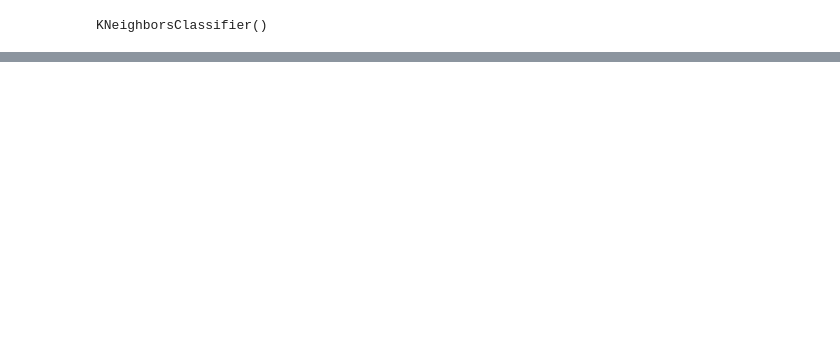
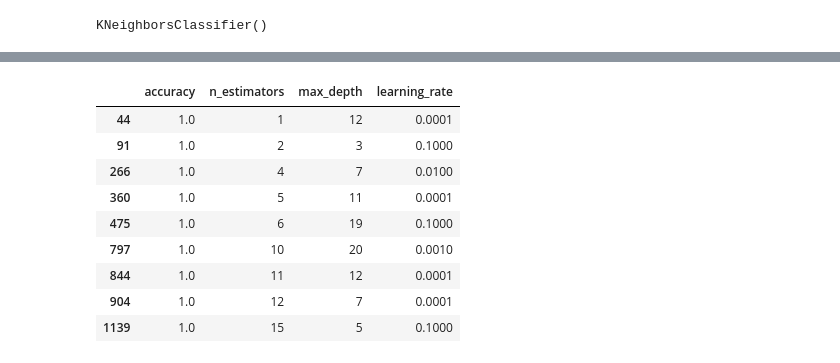
Before and after one commit to myadryshnikova/ML_practice, a Jupyter notebook: SUSU practice/knn/KNN and Decision Trees.ipynb, the cells around one changed output, grey strips where cells are left out. Cells and saved outputs as stored; diff of their text form; code cells hidden in the pictures; blank space fills up the shorter version.

Commit message:
chore(decision trees): add tress classifiers

```diff
--- a/SUSU practice/knn/KNN.ipynb
+++ b/SUSU practice/knn/KNN and Decision Trees.ipynb
@@ -262,0 +343,4 @@ get_accuracy(logistic_regression.predict(X_test), y_test)
+# %%
+tree_classifier = DecisionTreeClassifier(max_depth=20)
+# %%
+tree_classifier.fit(X_train, y_train)
@@ -262,0 +402,6 @@ get_accuracy(logistic_regression.predict(X_test), y_test)
+# %%
+from sklearn.ensemble import RandomForestClassifier
+
+clf = RandomForestClassifier(n_estimators=100, max_depth=1, min_samples_split=2)
+clf.fit(X_train, y_train)
+y_pred = clf.predict(X_test)
@@ -262,0 +455,27 @@ get_accuracy(logistic_regression.predict(X_test), y_test)
+# %%
+accuracy_list = []
+n_estimators_list = [i for i in range(1, 26)]
+max_depth_list = [i for i in range(1, 21)]
+learning_rate_list = [0.0001, 0.001, 0.01, 0.1]
+
+results = {'accuracy': [],
+           'n_estimators': [],
+           'max_depth': [],
+           'learning_rate': []}
+
+for n_estimators in n_estimators_list:
+    for max_depth in max_depth_list:
+        for learning_rate in learning_rate_list:
+            results['n_estimators'].append(n_estimators)
+            results['max_depth'].append(max_depth)
+            results['learning_rate'].append(learning_rate)
+
+            random_forest_clf = RandomForestClassifier(n_estimators=n_estimators,
+                                                       max_depth=max_depth,
+                                                       min_samples_split=learning_rate)
+            random_forest_clf.fit(X_train, y_train)
+            results['accuracy'].append(get_accuracy(random_forest_clf.predict(X_test), y_test))
+
+table_with_results = pd.DataFrame(data=results)
+
+table_with_results
@@ -262,0 +496,13 @@ get_accuracy(logistic_regression.predict(X_test), y_test)
+# %%
+table_with_results[table_with_results['accuracy'] == 1.0]
+# %% [output]
+|  | accuracy | n_estimators | max_depth | learning_rate |
+| 44 | 1.0 | 1 | 12 | 0.0001 |
+| 91 | 1.0 | 2 | 3 | 0.1000 |
+| 266 | 1.0 | 4 | 7 | 0.0100 |
+| 360 | 1.0 | 5 | 11 | 0.0001 |
+| 475 | 1.0 | 6 | 19 | 0.1000 |
+| 797 | 1.0 | 10 | 20 | 0.0010 |
+| 844 | 1.0 | 11 | 12 | 0.0001 |
+| 904 | 1.0 | 12 | 7 | 0.0001 |
+| 1139 | 1.0 | 15 | 5 | 0.1000 |
```
Also changed, not shown: parts of 27 cells of this notebook.
